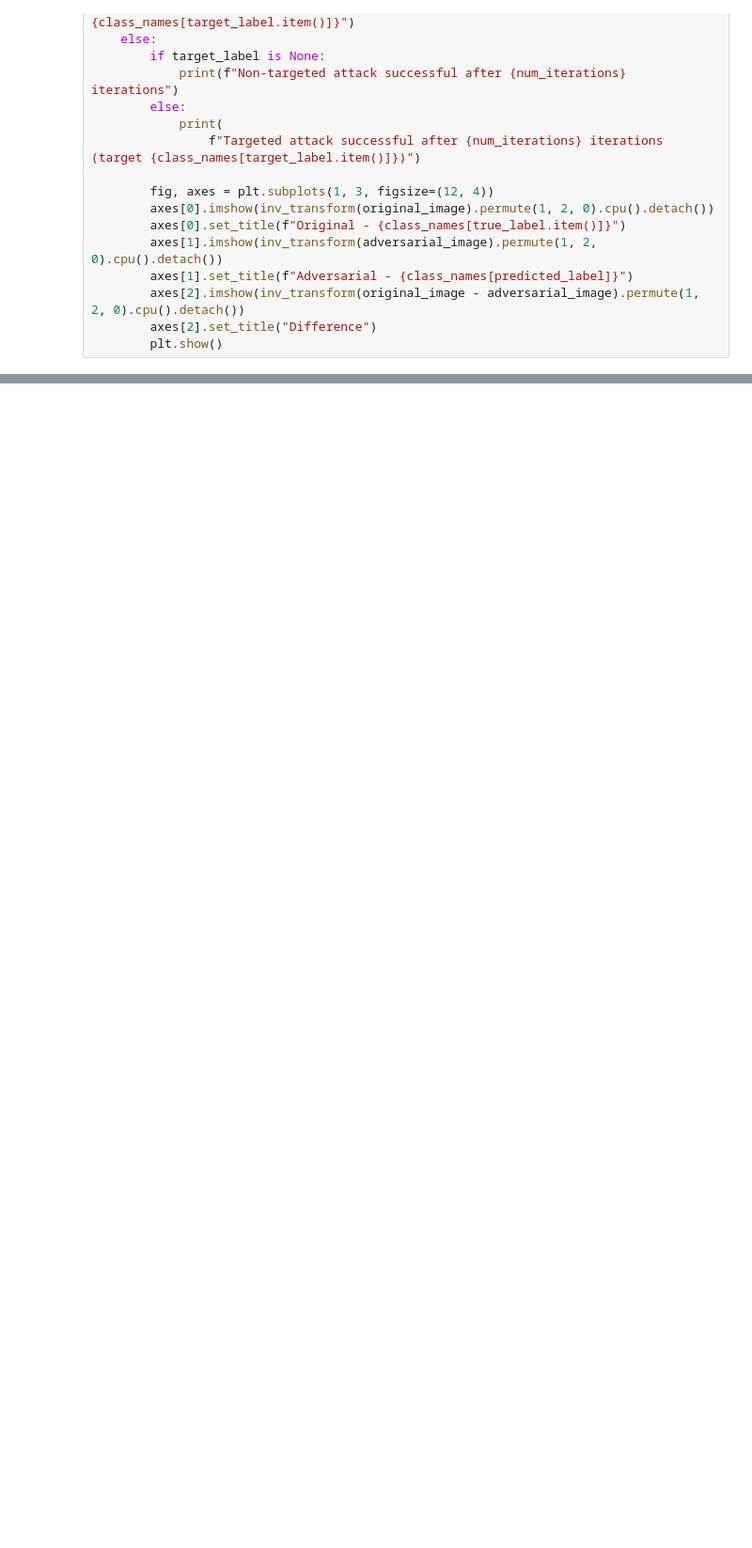
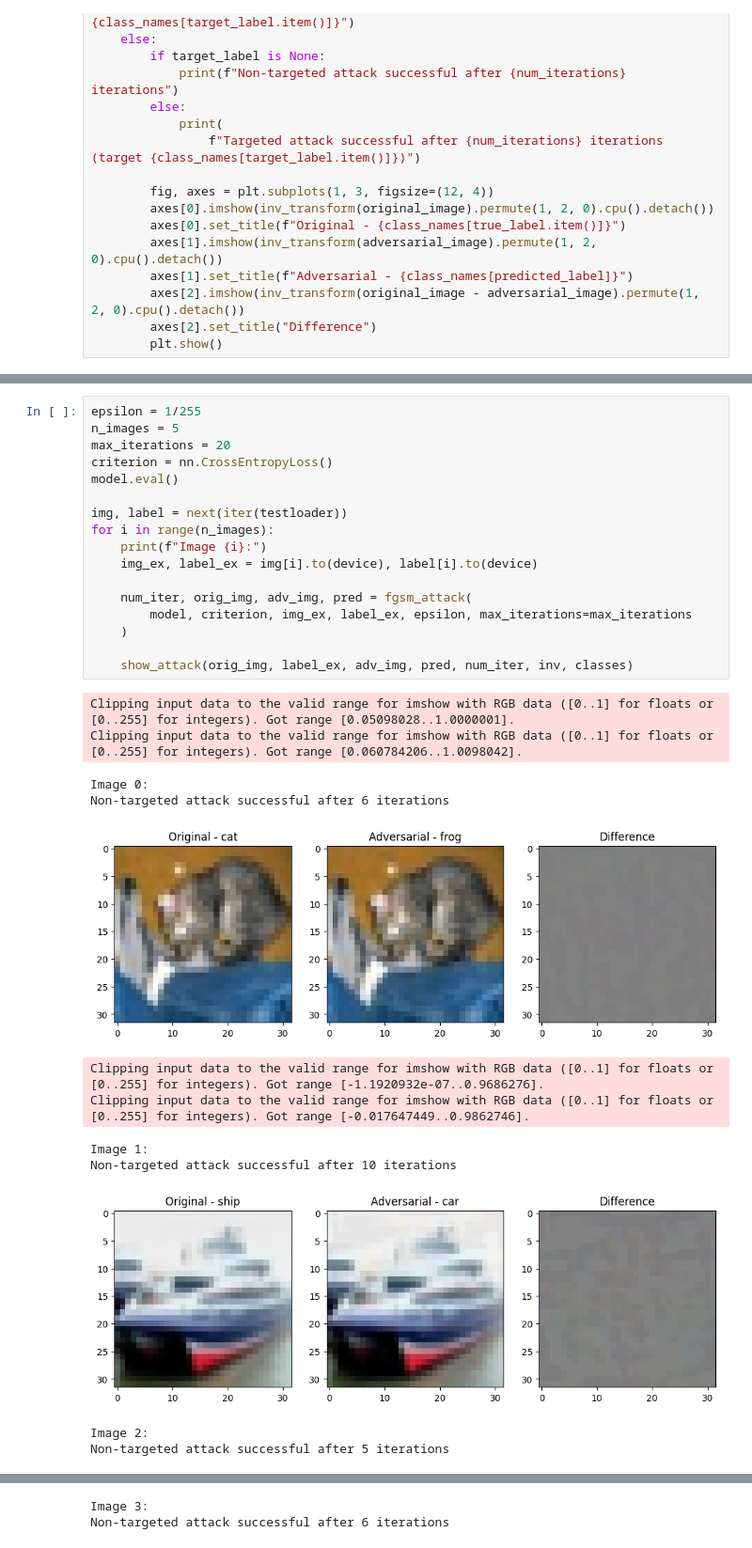
Before and after one commit to fbizza/deep-learning-applications, a Jupyter notebook: lab_4/Lab4_OOD_2025.ipynb, the cells around one changed output, grey strips where cells are left out. Shown at 94% size. Drawn from its saved outputs; the diff is of its cells as text; blank space fills up the shorter version.

```diff
--- a/lab_4/Lab4_OOD_2025.ipynb
+++ b/lab_4/Lab4_OOD_2025.ipynb
@@ -821,0 +826,30 @@ def show_attack(original_image, true_label, adversarial_image, predicted_label,
+# %%
+epsilon = 1/255
+n_images = 5
+max_iterations = 20
+criterion = nn.CrossEntropyLoss()
+model.eval()
+
+img, label = next(iter(testloader))
+for i in range(n_images):
+    print(f"Image {i}:")
+    img_ex, label_ex = img[i].to(device), label[i].to(device)
+
+    num_iter, orig_img, adv_img, pred = fgsm_attack(
+        model, criterion, img_ex, label_ex, epsilon, max_iterations=max_iterations
+    )
+
+    show_attack(orig_img, label_ex, adv_img, pred, num_iter, inv, classes)
+# %% [output]
+Clipping input data to the valid range for imshow with RGB data ([0..1] for floats or [0..255] for integers). Got range [0.05098028..1.0000001].
+Clipping input data to the valid range for imshow with RGB data ([0..1] for floats or [0..255] for integers). Got range [0.060784206..1.0098042].
+Image 0:
+Non-targeted attack successful after 6 iterations
+[figure, added]
+Clipping input data to the valid range for imshow with RGB data ([0..1] for floats or [0..255] for integers). Got range [-1.1920932e-07..0.9686276].
+Clipping input data to the valid range for imshow with RGB data ([0..1] for floats or [0..255] for integers). Got range [-0.017647449..0.9862746].
+Image 1:
+Non-targeted attack successful after 10 iterations
+[figure, added]
+Image 2:
+Non-targeted attack successful after 5 iterations
@@ -821,0 +857,2 @@ def show_attack(original_image, true_label, adversarial_image, predicted_label,
+Image 3:
+Non-targeted attack successful after 6 iterations
```
Also changed, not shown: parts of 10 cells of this notebook.
